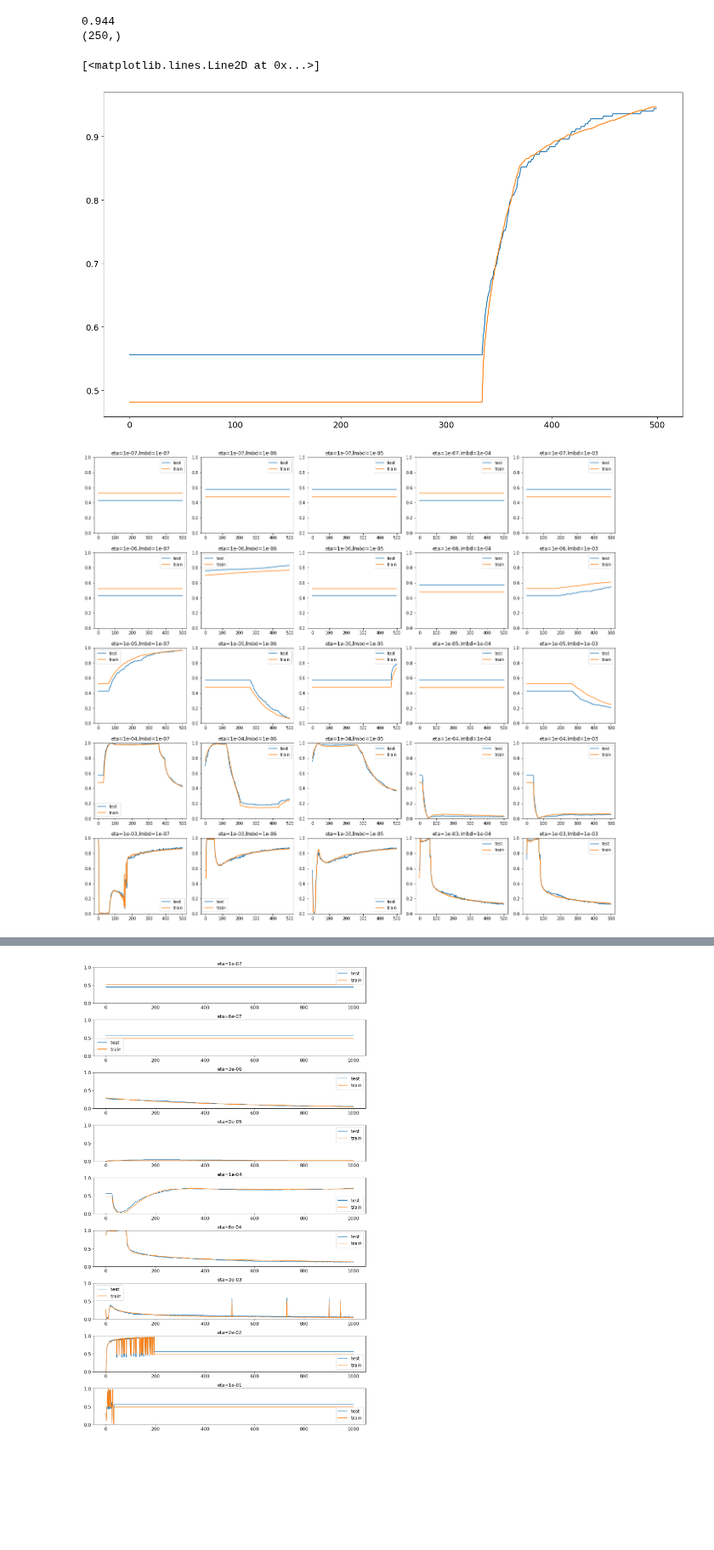
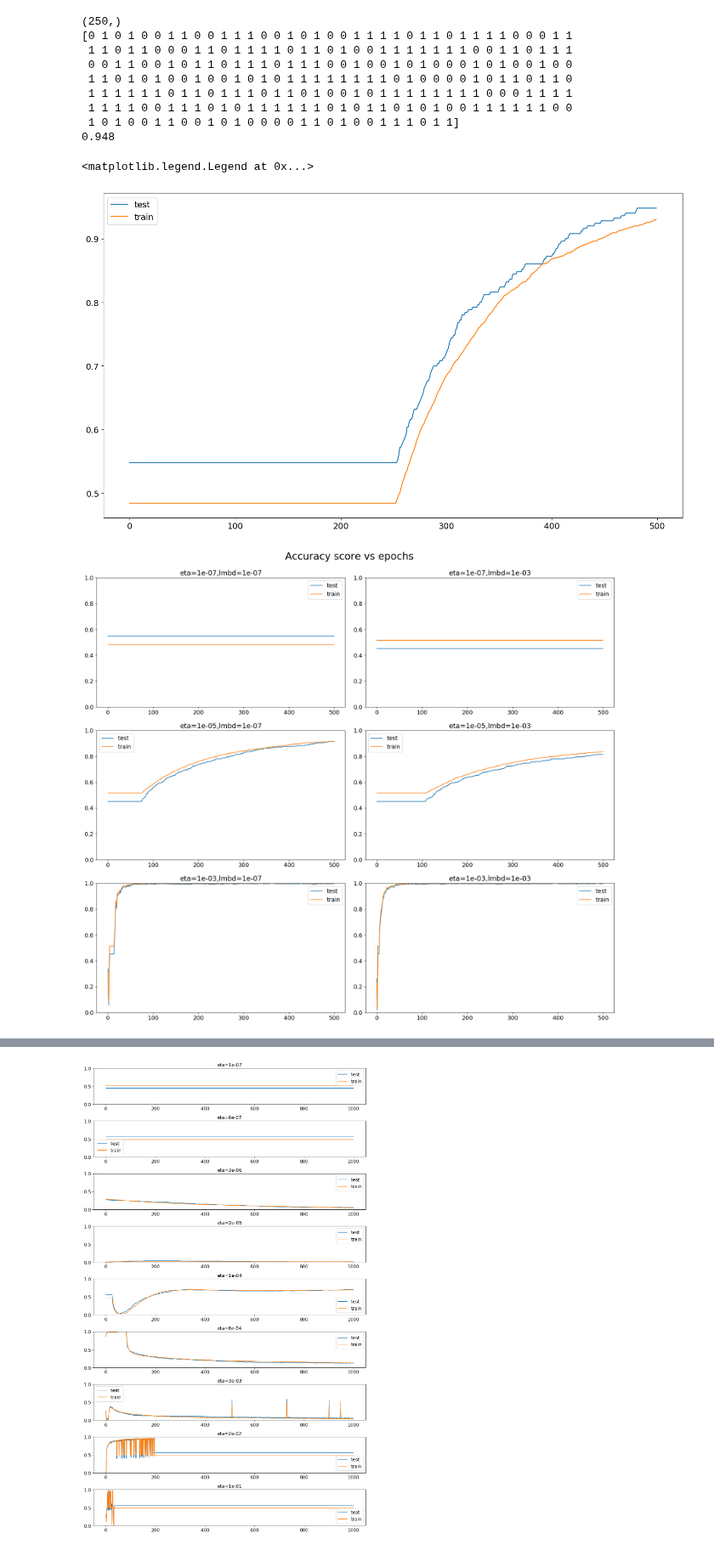
Before and after one commit to asdfbat/FYS-STK4155, a Jupyter notebook: Project2/src/NN_self.ipynb, the cells around one changed output, grey strips where cells are left out. Shown at 85% size. Drawn from its saved outputs; the diff is of its cells as text; code cells hidden in the pictures; blank space fills up the shorter version.

Commit message:
Minor changes in self2. NN_self should work, starting 2D data

```diff
--- a/Project2/src/NN_self.ipynb
+++ b/Project2/src/NN_self.ipynb
@@ -29,5 +51,5 @@ nr_datapoints = input_data.shape[0]; nr_datapoints
 # %%
-X_train, X_test, Y_train, Y_test = train_test_split(input_data, output_data)
+X_train, X_test, Y_train, Y_test = train_test_split(input_data, output_onehot)
 Scaler = preprocessing.StandardScaler()
 X_train_scaled = Scaler.fit_transform(X_train.reshape(-1,1))
 X_test_scaled = Scaler.transform(X_test.reshape(-1,1))
@@ -101,7 +123,7 @@ class NeuralNetwork:
         return probabilities
 
     def backpropagation(self):
-        error_output = self.probabilities - self.Y_data
+        error_output = (self.probabilities - self.Y_data)
         error_hidden = np.matmul(error_output, self.output_weights.T) * self.a_h * (1 - self.a_h)
 
         self.output_weights_gradient = np.matmul(self.a_h.T, error_output)
@@ -143,8 +165,15 @@ class NeuralNetwork:
 
                 self.feed_forward()
                 self.backpropagation()
-            self.accuracy_each_epoch_train[i] = self.accuracy_score(Y_train,self.predict(X_train_scaled))
-            self.accuracy_each_epoch_test[i] = self.accuracy_score(Y_test,self.predict(X_test_scaled))
+
+            self.accuracy_each_epoch_test[i] = self.accuracy_score(from_one_hot(Y_test),self.predict(X_test_scaled))
+            self.accuracy_each_epoch_train[i] = self.accuracy_score(from_one_hot(self.Y_data_full),self.predict(self.X_data_full))
+            #self.accuracy_each_epoch_train[i] = self.accuracy_score2(Y_train,self.predict(X_train_scaled))
+            #self.accuracy_each_epoch_test[i] = self.accuracy_score2(Y_test,self.predict(X_test_scaled))
+
 
     def accuracy_score(self,Y_test, Y_pred):
         return np.sum(Y_test == Y_pred) / len(Y_test)
+
+    def accuracy_score2(self,Y_test, Y_pred):
+        return np.sum(np.argwhere(Y_test==1)[:,1] == Y_pred)/len(Y_test)
@@ -154,47 +180,57 @@ def accuracy_score(Y_test, Y_pred):
 # %%
 nn = NeuralNetwork( X_train_scaled,
-                    Y_train.reshape(-1,1),
-                    n_hidden_neurons=2,
+                    Y_train,
+                    n_hidden_neurons=1,
                     n_categories=2,
                     epochs=500,
-                    batch_size=4,
-                    eta=0.00001,
-                    lmbd=0.0)
+                    batch_size=10,
+                    eta=1e-5,
+                    lmbd=0)
 nn.train()
 # %%
 Y_pred = nn.predict(X_test_scaled)
-print(nn.accuracy_score(Y_test, Y_pred))
 print(Y_pred.shape)
+print(Y_pred)
+print(accuracy_score(from_one_hot(Y_test),Y_pred))
 plt.figure()
 plt.plot(np.arange(nn.epochs),nn.accuracy_each_epoch_test,label='test')
 plt.plot(np.arange(nn.epochs),nn.accuracy_each_epoch_train,label='train')
+plt.legend()
 # %% [output]
-0.944
 (250,)
+[0 1 0 1 0 0 1 1 0 0 1 1 1 0 0 1 0 1 0 0 1 1 1 1 0 1 1 0 1 1 1 1 0 0 0 1 1
+ 1 1 0 1 1 0 0 0 1 1 0 1 1 1 1 0 1 1 0 1 0 0 1 1 1 1 1 1 1 0 0 1 1 0 1 1 1
+ 0 0 1 1 0 0 1 0 1 1 0 1 1 1 0 1 1 1 0 0 1 0 0 1 0 1 0 0 0 1 0 1 0 0 1 0 0
+ 1 1 0 1 0 1 0 0 1 0 0 1 0 1 0 1 1 1 1 1 1 1 1 0 1 0 0 0 0 1 0 1 1 0 1 1 0
+ 1 1 1 1 1 1 0 1 1 0 1 1 1 0 1 1 0 1 0 0 1 0 1 1 1 1 1 1 1 1 0 0 0 1 1 1 1
+ 1 1 1 1 0 0 1 1 1 0 1 0 1 1 1 1 1 1 0 1 0 1 1 0 1 0 1 0 0 1 1 1 1 1 1 0 0
+ 1 0 1 0 0 1 1 0 0 1 0 1 0 0 0 0 1 1 0 1 0 0 1 1 1 0 1 1]
+0.948
-[<matplotlib.lines.Line2D at 0x...>]
+<matplotlib.legend.Legend at 0x...>
-[figure, old version]
+[figure, new version]
 # %%
-etas = np.logspace(-7,-3,5)
-lmbds = np.logspace(-7,-3,5)
+etas = np.logspace(-7,-3,3)
+lmbds = np.logspace(-7,-3,2)
 many_nns = np.zeros((len(etas),len(lmbds)),dtype=object)
 
 for i,eta in enumerate(etas):
     for j,lmbd in enumerate(lmbds):
-        nn = NeuralNetwork( X_train_scaled,Y_train.reshape(-1,1),n_hidden_neurons=2,n_categories=2,epochs=500,batch_size=4,
+        nn = NeuralNetwork( X_train_scaled,Y_train,n_hidden_neurons=1,n_categories=2,epochs=500,batch_size=25,
                     eta=eta,
                     lmbd=lmbd)
         nn.train()
         many_nns[i,j] = nn
 # %%
-fig,ax = plt.subplots(5,5,figsize=(18,16))
-epochs_arr = np.arange(nn.epochs)
+fig,ax = plt.subplots(len(etas),len(lmbds),figsize=(18,16))
+#epochs_arr = np.arange(nn.epochs)
 for i,eta in enumerate(etas):
     for j,lmbd in enumerate(lmbds):
-        ax[i,j].plot(epochs_arr,many_nns[i,j].accuracy_each_epoch_test,label='test')
-        ax[i,j].plot(epochs_arr,many_nns[i,j].accuracy_each_epoch_train,label='train')
+        ax[i,j].plot(many_nns[i,j].accuracy_each_epoch_test,label='test')
+        ax[i,j].plot(many_nns[i,j].accuracy_each_epoch_train,label='train')
         ax[i,j].legend()
         ax[i,j].set_title('eta={:.0e},lmbd={:.0e}'.format(eta,lmbd))
         ax[i,j].set_ylim(0,1)
+fig.suptitle('Accuracy score vs epochs')
 plt.savefig('./../figs/testing_accuracy_eta_lambda.pdf')
 # %% [output]
-[figure, old version]
+[figure, new version]
```
Also changed, not shown: parts of 12 cells of this notebook, 1 other file.
